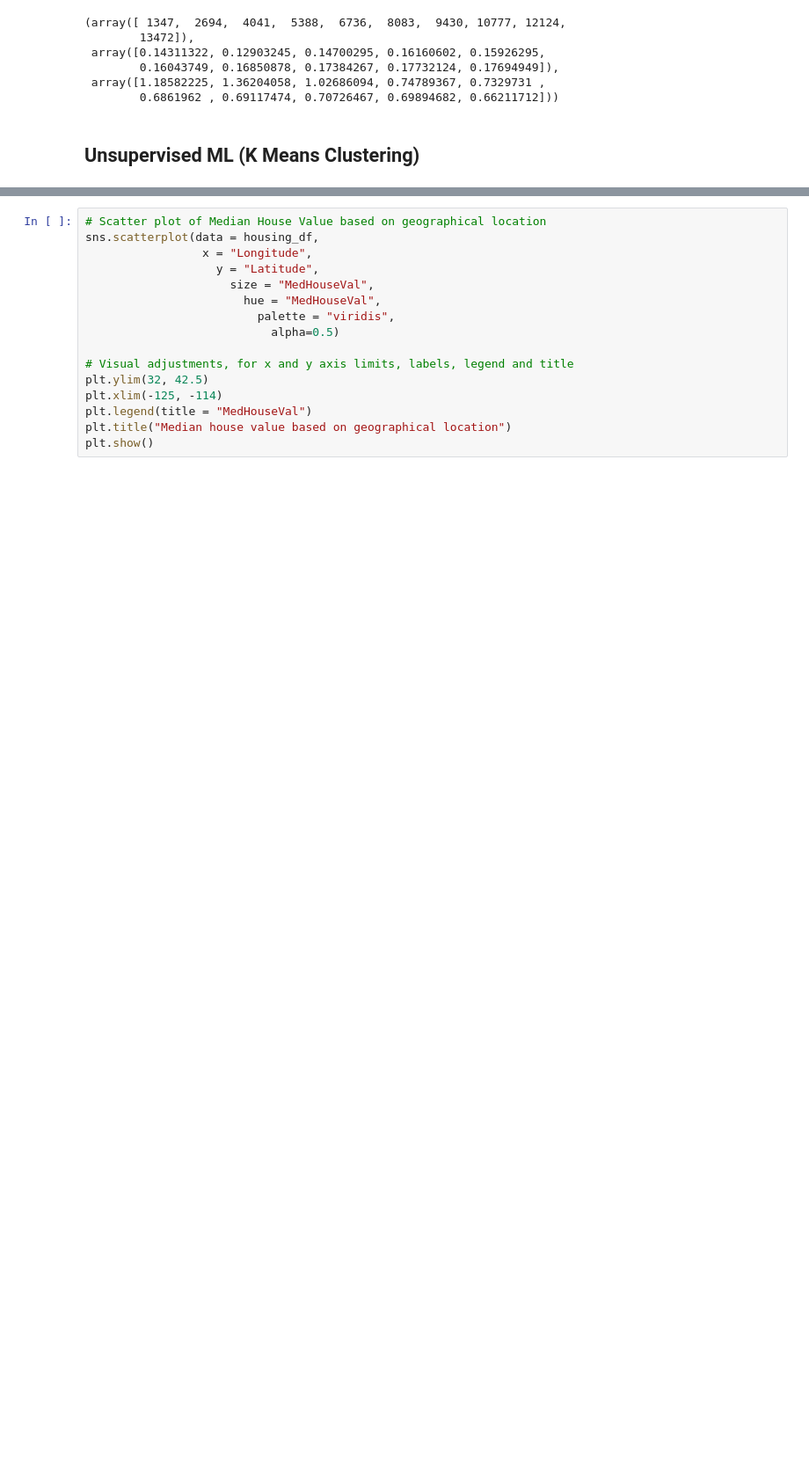
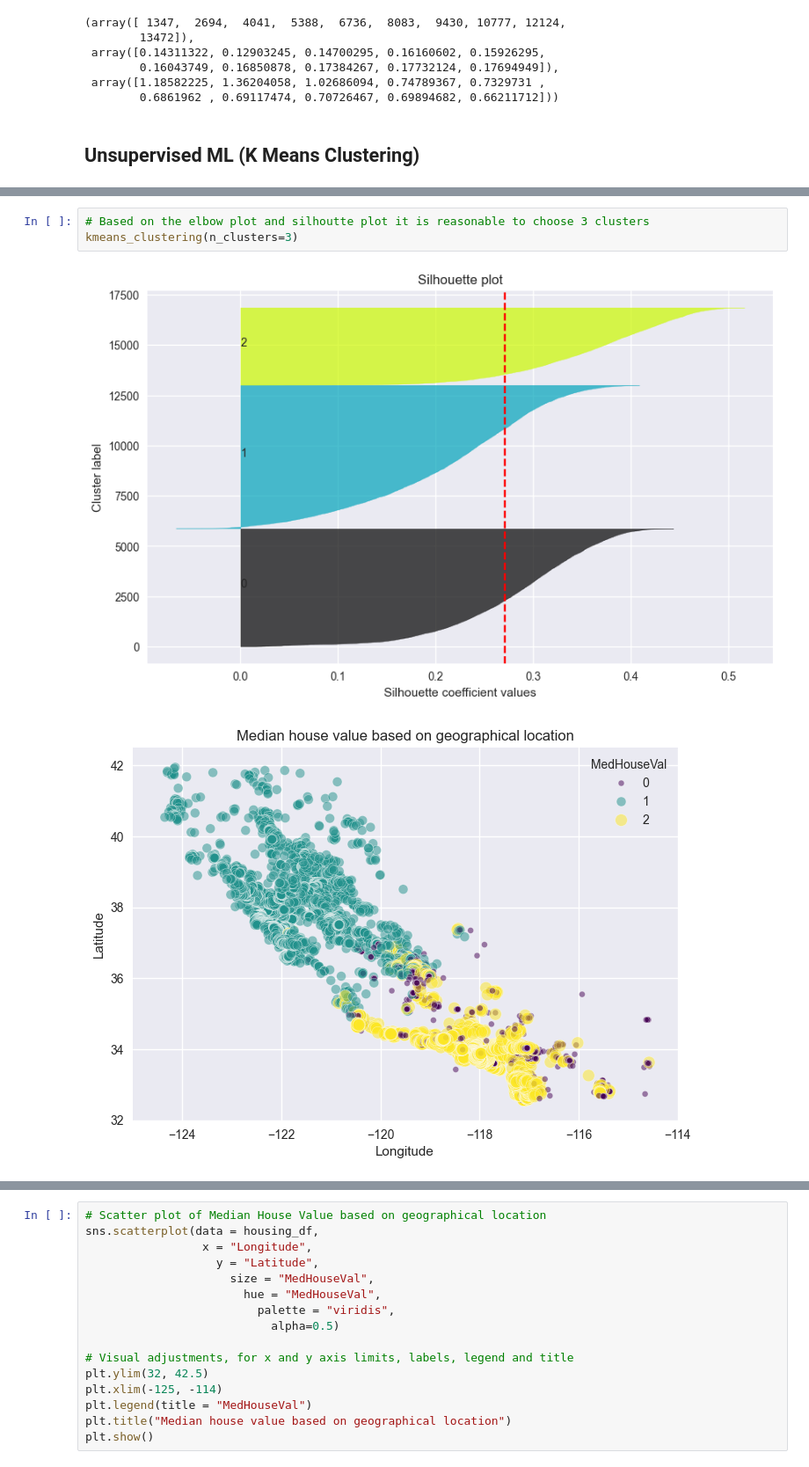
Before and after one commit to efyrb4/dsda-zdat2003-assessment-2-efyrb4, a Jupyter notebook: src/ML_experiments.ipynb, the cells around one changed output, grey strips where cells are left out. Shown at 88% size. Drawn from its saved outputs; the diff is of its cells as text; blank space fills up the shorter version.

Commit message:
feat:Kmeans clustering reproducibility

```diff
--- a/src/ML_experiments.ipynb
+++ b/src/ML_experiments.ipynb
@@ -649,0 +796,6 @@ learning_curves(model=model4_rfr,
+# %%
+# Based on the elbow plot and silhoutte plot it is reasonable to choose 3 clusters
+kmeans_clustering(n_clusters=3)
+# %% [output]
+[figure, added]
+[figure, added]
```
Also changed, not shown: parts of 15 cells of this notebook, 3 other files.
